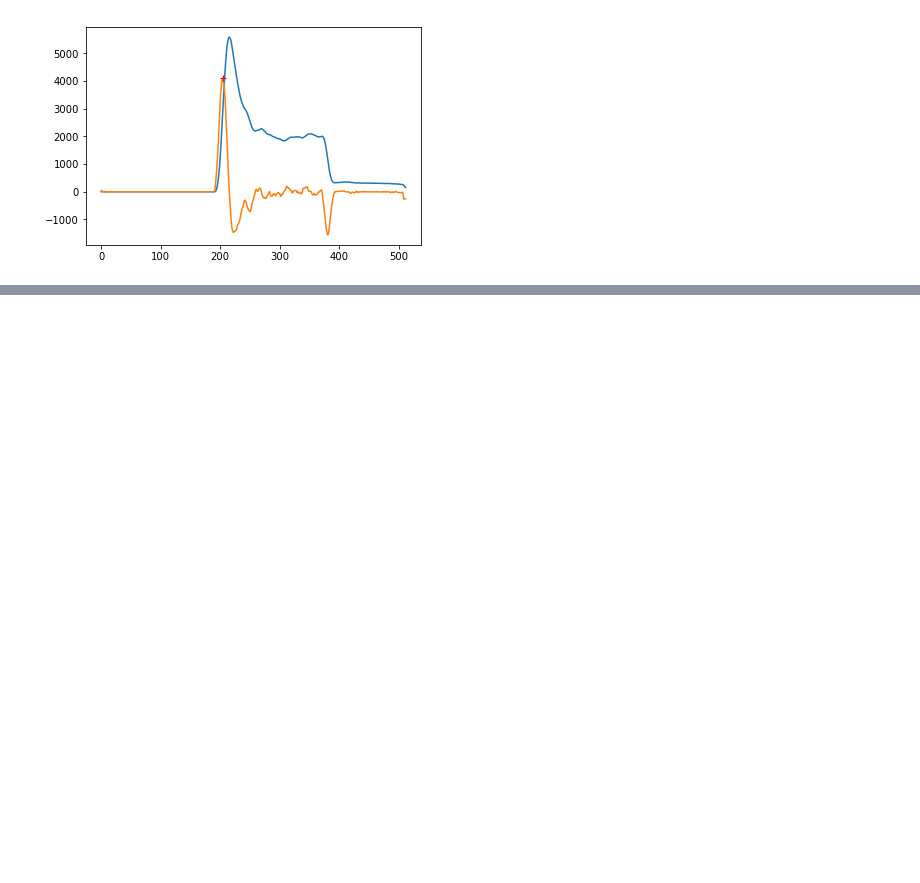
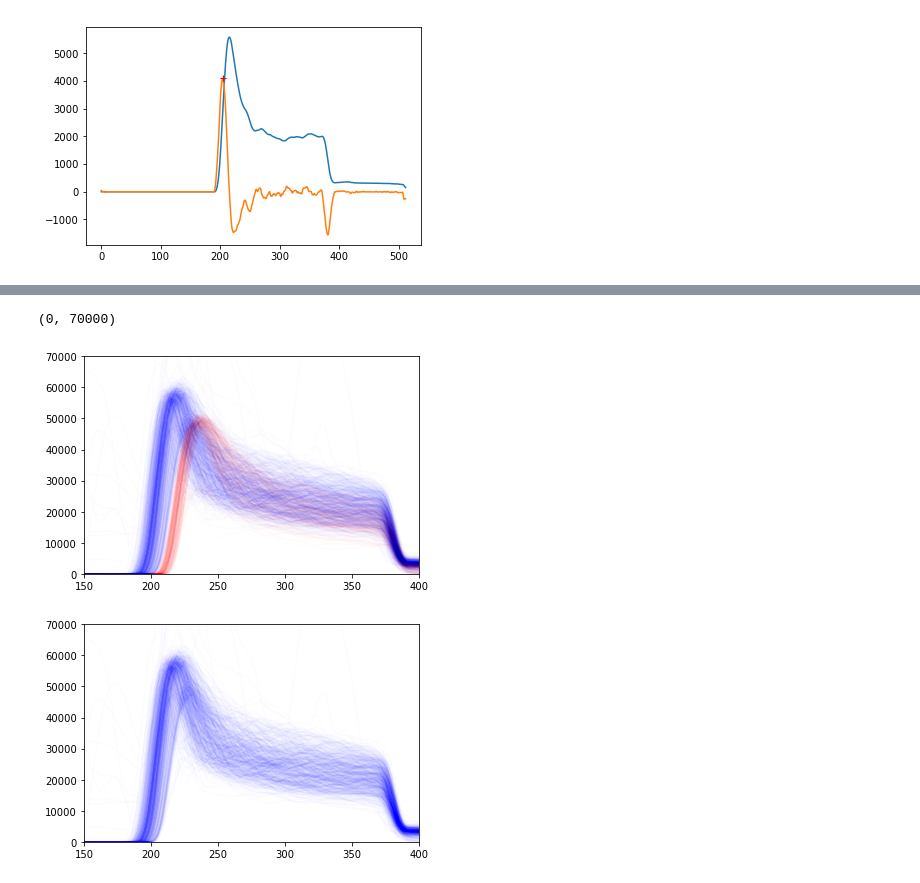
Before and after one commit to tbjc1magic/tbjcATTPCroot2, a Jupyter notebook: tbjcAnalysis/LeadingEdge.ipynb, the cells around one changed output, grey strips where cells are left out. Drawn from its saved outputs; the diff is of its cells as text; code cells hidden in the pictures; blank space fills up the shorter version.

```diff
--- a/tbjcAnalysis/LeadingEdge.ipynb
+++ b/tbjcAnalysis/LeadingEdge.ipynb
@@ -78,0 +82,18 @@ peakdf = tmp_df.apply(FindLeadingEdge,axis=1)
+# %%
+tmpdf = convol_df.iloc[peakdf[(peakdf['pos']>215)&((peakdf['pos']<225))]['EventID'].values.astype(int).tolist()]
+plt.plot(tmpdf.iloc[:,1:].T.values,c=(1,0,0,0.01));
+tmpdf = convol_df.iloc[peakdf[(peakdf['pos']>190)&((peakdf['pos']<215))]['EventID'].values.astype(int).tolist()]
+plt.plot(tmpdf.iloc[:,1:].T.values,c=(0,0,1,0.01));
+plt.xlim([150,400])
+plt.ylim([0,70000])
+plt.figure()
+tmpdf = convol_df.iloc[peakdf[(peakdf['pos']>190)&((peakdf['pos']<215))]['EventID'].values.astype(int).tolist()]
+plt.plot(tmpdf.iloc[:,1:].T.values,c=(0,0,1,0.01));
+plt.xlim([150,400])
+plt.ylim([0,70000])
+#plt.xlim([350,400])
+#plt.ylim([0,40000])
+# %% [output]
+(0, 70000)
+[figure, added]
+[figure, added]
```
Also changed, not shown: parts of 12 cells of this notebook, 5 other files.
